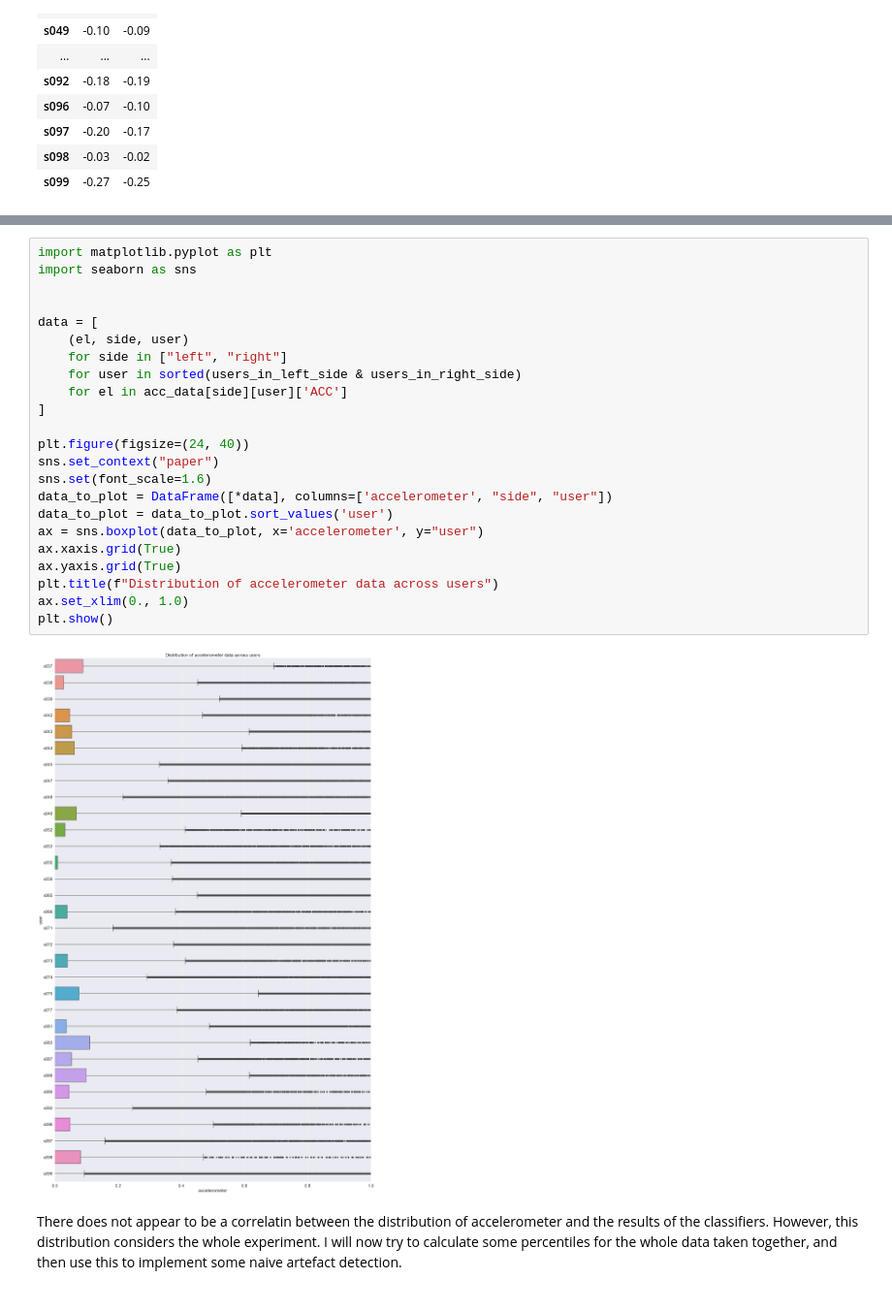
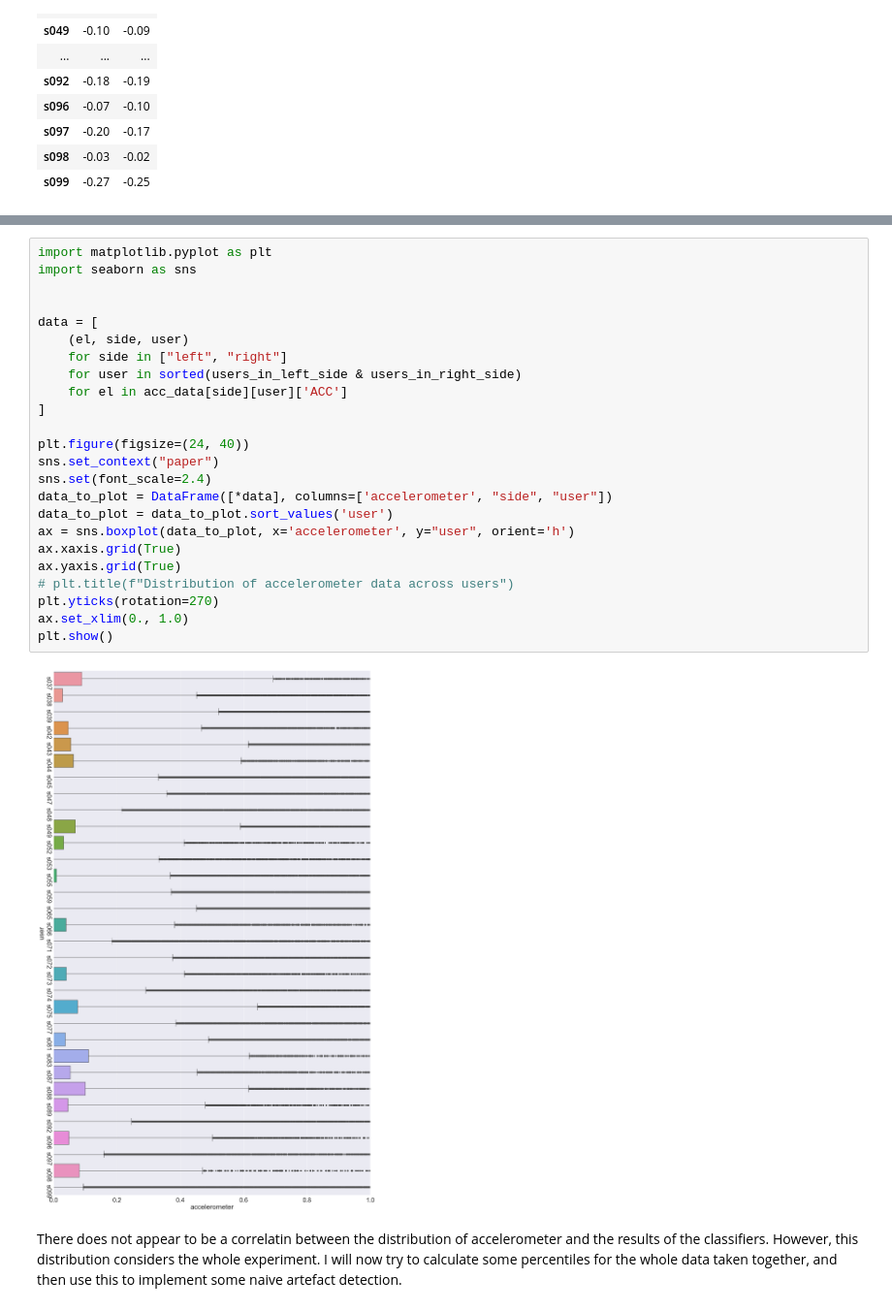
Before and after one commit to LeonardoAlchieri/LateralizationPhysiologicalWearables, a Jupyter notebook: notebooks/acc-exploration-usilaughs.ipynb, the cells around one changed output, grey strips where cells are left out. Shown: that part at 97% size. Drawn from its saved outputs; the diff is of its cells as text.

```diff
--- a/notebooks/acc-exploration-usilaughs.ipynb
+++ b/notebooks/acc-exploration-usilaughs.ipynb
@@ -144,28 +116,29 @@ Name: ACC, Length: 29856, dtype: float64
 # %%
 import matplotlib.pyplot as plt
 import seaborn as sns
 
 
 data = [
     (el, side, user)
     for side in ["left", "right"]
     for user in sorted(users_in_left_side & users_in_right_side)
     for el in acc_data[side][user]['ACC']
 ]
 
 plt.figure(figsize=(24, 40))
 sns.set_context("paper")
-sns.set(font_scale=1.6)
+sns.set(font_scale=2.4)
 data_to_plot = DataFrame([*data], columns=['accelerometer', "side", "user"])
 data_to_plot = data_to_plot.sort_values('user')
-ax = sns.boxplot(data_to_plot, x='accelerometer', y="user")
+ax = sns.boxplot(data_to_plot, x='accelerometer', y="user", orient='h')
 ax.xaxis.grid(True)
 ax.yaxis.grid(True)
-plt.title(f"Distribution of accelerometer data across users")
+# plt.title(f"Distribution of accelerometer data across users")
+plt.yticks(rotation=270)
 ax.set_xlim(0., 1.0)
 plt.show()
 # %% [output]
-[figure, old version]
+[figure, new version]
 # %% [markdown]
 There does not appear to be a correlatin between the distribution of accelerometer and the results of the classifiers. However, this distribution considers the whole experiment. I will now try to calculate some percentiles for the whole data taken together, and then use this to implement some naive artefact detection.
 # %%
```
Also changed, not shown: parts of 4 cells of this notebook, 14 other files.
